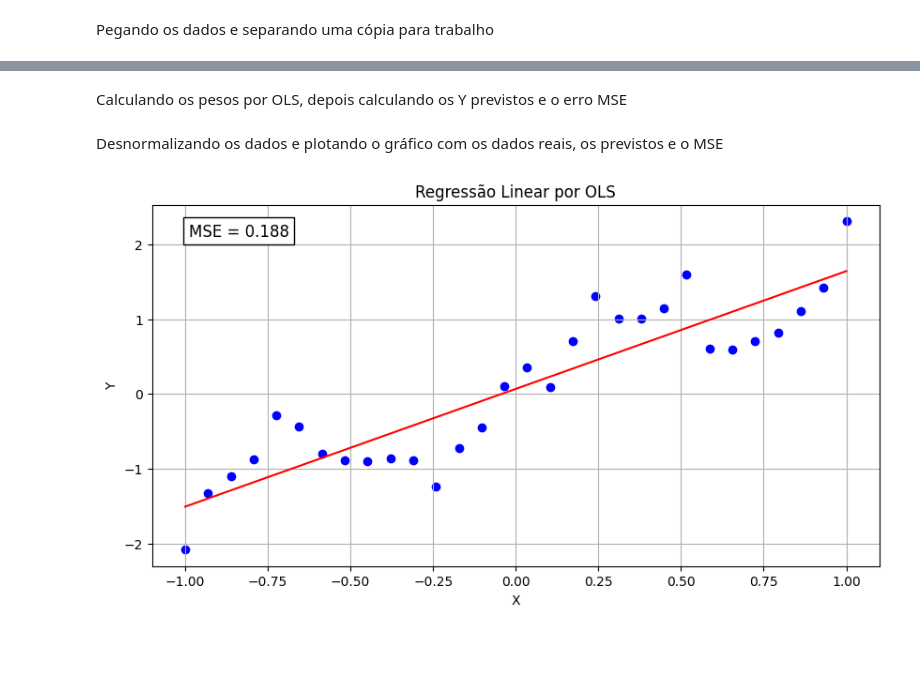
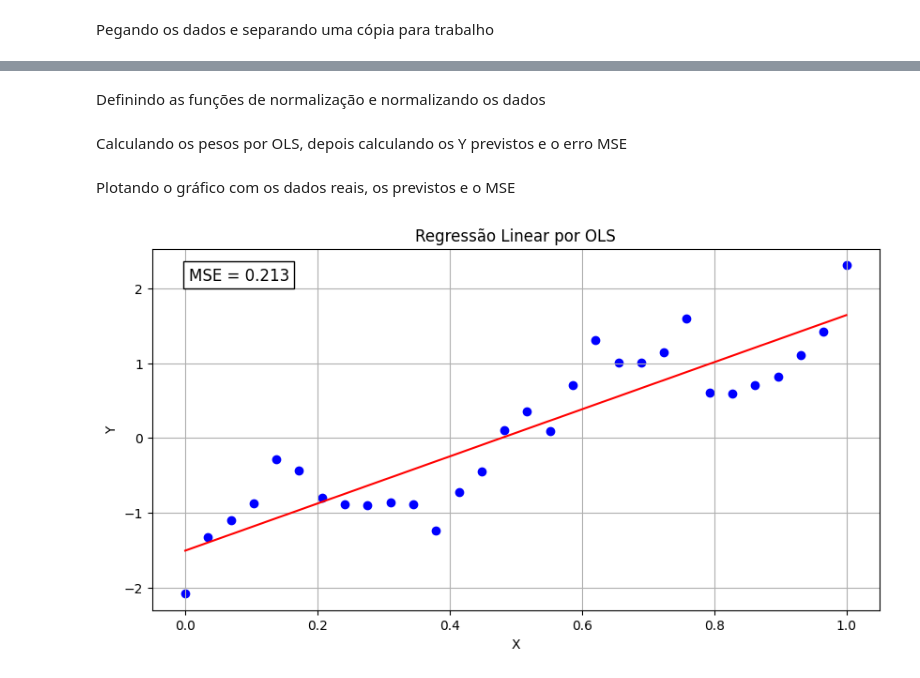
Before and after one commit to porcotrante/Lista-1-Machine-Learning, a Jupyter notebook: Q01a.ipynb, the cells around one changed output, grey strips where cells are left out. Saved outputs shown, nothing was run; the diff lists cells and outputs as text; code cells hidden in the pictures; blank space fills up the shorter version.

```diff
--- a/Q01a.ipynb
+++ b/Q01a.ipynb
@@ -17,10 +15,28 @@ Normalizando e separando os dados em X (features) e Y (valores esperados)
-# %%
-means = work.mean(0)
-stds = np.sqrt((np.sum((work - means)**2,axis=0))/(work.shape[0] - 1))
-work = (work - means)/stds #normalização por z-escore
-
-X = work[:,[0]]
-Y = work[:,[1]]
+# %% [markdown]
+Definindo as funções de normalização e normalizando os dados
+# %%
+def minMax(data):
+    min_vals = data.min(axis=0)
+    max_vals = data.max(axis=0)
+
+    denom = max_vals - min_vals
+    denom[denom == 0] = 1
+
+    return (data - min_vals) / denom
+
+def standard(data):
+    means = data.mean(0)
+    stds = np.sqrt((np.sum((data - means)**2,axis=0))/(data.shape[0] - 1))
+    return [means, stds, (data - means)/stds]
+
+def standardRev(data, means, stds): #função inversa da normalização standard
+    return data*stds + means
+
+#separando as features e os valores desejados
+X = work[:,[0]]
+Y = work[:,[1]]
+X = minMax(X) #normalizando os dados de teste
+[means, stds, Y] = standard(Y)
 # %% [markdown]
 Calculando os pesos por OLS, depois calculando os Y previstos e o erro MSE
 # %%
@@ -30,25 +46,25 @@ X = np.concatenate((np.ones((X.shape[0],1)), X), 1)
 W = np.linalg.solve(X.T@X, X.T@Y)
 #calculando os dados previsto e obtendo o MSE
 Y_predicted = X @ W
+
+#desnormalizando para que o erro esteja na mesma escala
+Y = standardRev(Y, means, stds)
+Y_predicted = standardRev(Y_predicted, means, stds)
+
 mse = np.mean((Y - Y_predicted)**2)
 # %% [markdown]
-Desnormalizando os dados e plotando o gráfico com os dados reais, os previstos e o MSE
+Plotando o gráfico com os dados reais, os previstos e o MSE
 # %%
-#desnormalizando os dados de treino e as previsões
-Y_predicted = Y_predicted*stds[1] + means[1]
-Y = Y*stds[1] + means[1]
-X = X[:,1]*stds[0] + means[0]
-
 # Plotando
 plt.figure(figsize=(10, 5))
-plt.scatter(X, Y, color='blue', label='Dados de treino')
-plt.plot(X, Y_predicted, color='red', label='Regressão linear (OLS)')
+plt.scatter(X[:,1], Y, color='blue', label='Dados de treino')
+plt.plot(X[:,1], Y_predicted, color='red', label='Regressão linear (OLS)')
 plt.xlabel("X")
 plt.ylabel("Y")
 plt.title("Regressão Linear por OLS")
 plt.text(0.05, 0.95, f"MSE = {mse:.3f}", transform=plt.gca().transAxes,
          fontsize=12, verticalalignment='top', bbox=dict(facecolor='white', edgecolor='black'))
 plt.grid(True)
 plt.show()
 # %% [output]
-[figure, old version]
+[figure, new version]
```
Also changed, not shown: parts of 1 cell of this notebook, 3 other files.
